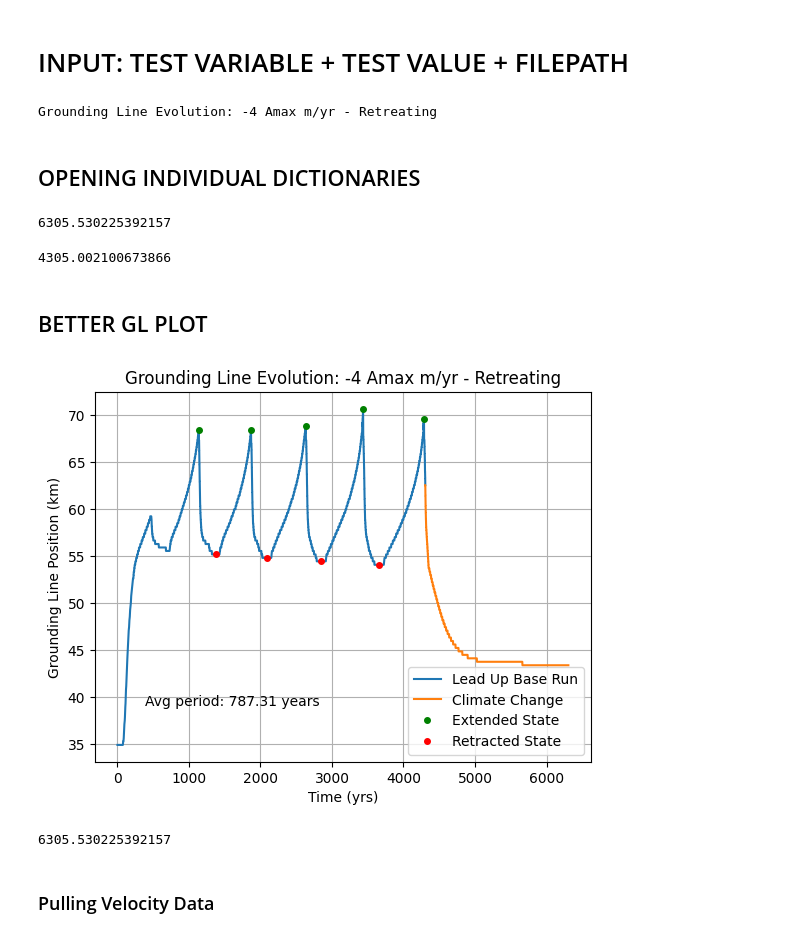
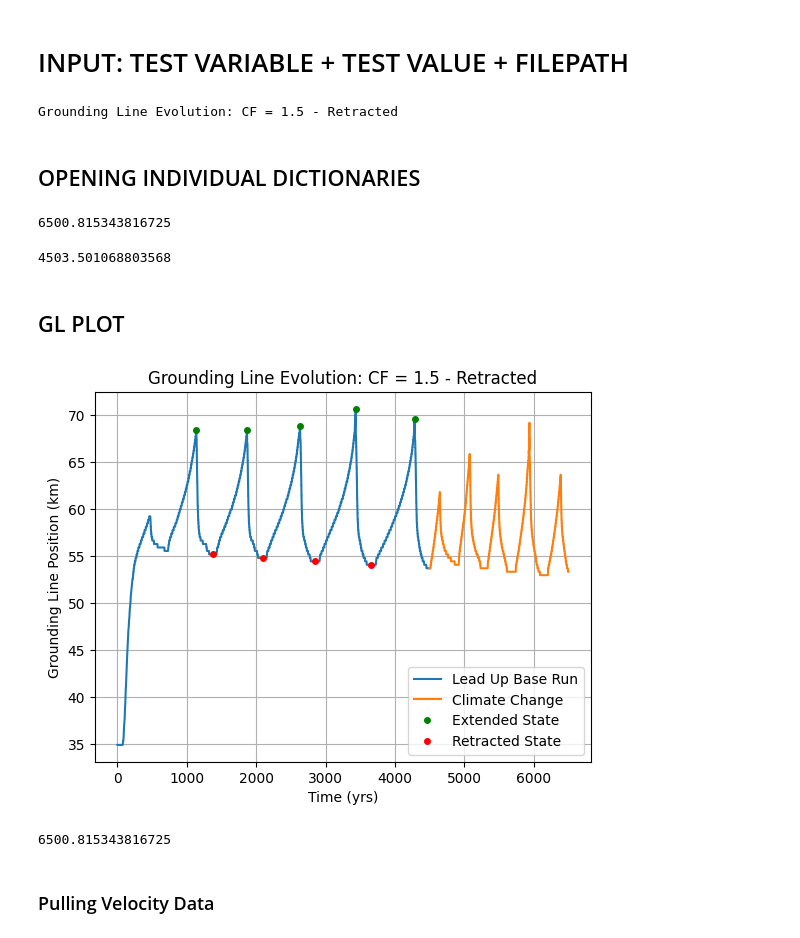
Before and after one commit to ktlix2ski/brinkmodeltest, a Jupyter notebook: Analysis/SpinupQuickWorkbook.ipynb, the cells around one changed output. Drawn from its saved outputs; the diff is of its cells as text; code cells hidden in the pictures.

```diff
--- a/Analysis/SpinupQuickWorkbook.ipynb
+++ b/Analysis/SpinupQuickWorkbook.ipynb
@@ -24,19 +24,19 @@ def get_GL_index(gl_array):
 # INPUT: TEST VARIABLE + TEST VALUE + FILEPATH
 # %%
 # Comment out variables not used
-# variable = "-6 Amin m/yr"
-variable = "-4 Amax m/yr"
-# variable = "-Amin & Amax m/yr"
+# variable = "-4 Amin m/yr"
+# variable = "-2 Amax m/yr"
+# variable = "Amax -4 & Amin -4"
+variable = "CF = 1.5"
 
-
-test_state = 'Retreating'
-# test_state = 'Retracted'
+# test_state = 'Retreating'
+test_state = 'Retracted'
 # test_state = 'Advancing'
 # test_state = 'Extended'
 
 
-lead_up_yr = 4305     #Retreating
-# lead_up_yr = 4500       #Retracted
+# lead_up_yr = 4305     #Retreating
+lead_up_yr = 4500       #Retracted
 # lead_up_yr = 4900     #Advancing
 # lead_up_yr = 5175     #Extended
 
@@ -45,10 +45,10 @@ value = "2kyr"
 # Path to lead-up simulation (Retreating, Retracted, Advancing, Extended)
 
 # Retreating
-path_leadup = "/home/kayatroyer/Repositories/brinkmodeltest/LeadUpRuns/RetreatState/DATA_Dictionary_2025_08_28__17_20_59.pkl.gz"
+# path_leadup = "/home/kayatroyer/Repositories/brinkmodeltest/LeadUpRuns/RetreatState/DATA_Dictionary_2025_08_28__17_20_59.pkl.gz"
 
 # Retracted
-# path_leadup = "/home/kayatroyer/Repositories/brinkmodeltest/Output/Variable_Dictionaries/DATA_Dictionary_2025_08_28__17_55_27.pkl.gz"
+path_leadup = "/home/kayatroyer/Repositories/brinkmodeltest/Output/Variable_Dictionaries/DATA_Dictionary_2025_08_28__17_55_27.pkl.gz"
 
 # Advancing
 # path_leadup = "/home/kayatroyer/Repositories/brinkmodeltest/Output/Variable_Dictionaries/DATA_Dictionary_2025_08_29__10_37_33.pkl.gz"
@@ -56,7 +56,7 @@ path_leadup = "/home/kayatroyer/Repositories/brinkmodeltest/LeadUpRuns/RetreatSt
 # Extended
 # path_leadup = "/home/kayatroyer/Repositories/brinkmodeltest/Output/Variable_Dictionaries/DATA_Dictionary_2025_08_29__11_10_26.pkl.gz"
 
-path = "/home/kayatroyer/Repositories/brinkmodeltest/Output/Variable_Dictionaries/DATA_Dictionary_2025_09_05__17_51_11.pkl.gz"
+path = "/home/kayatroyer/Repositories/brinkmodeltest/Output/Variable_Dictionaries/DATA_Dictionary_2025_09_08__17_33_06.pkl.gz"
 # %%
 with gzip.open(path, 'rb') as f:
     DATA_dict = pickle.load(f)
@@ -84,7 +84,7 @@ yaxis_bed = "Elevation (m)"
 
 print(title_GL_better)
 # %% [output]
-Grounding Line Evolution: -4 Amax m/yr - Retreating
+Grounding Line Evolution: CF = 1.5 - Retracted
 # %% [markdown]
 ## OPENING INDIVIDUAL DICTIONARIES
 # %%
@@ -108,7 +108,7 @@ GL_dict = {k + lead_up_yr: v for k, v in GL_dict.items()}
 final_time = list(GL_dict)[-1]
 print(final_time)
 # %% [output]
-6305.530225392157
+6500.815343816725
 # %%
 # Lead-up Data
 bed_dict_l = DATA_dict_lead['bed_dict']
@@ -126,9 +126,9 @@ counter_dict_l = DATA_dict_lead['counter_dict']
 final_time_l = list(GL_dict_l)[-1]
 print(final_time_l)
 # %% [output]
-4305.002100673866
+4503.501068803568
 # %% [markdown]
-## BETTER GL PLOT
+## GL PLOT
 # %%
 time = list(GL_dict.keys())
 time_l = list(GL_dict_l.keys())
@@ -147,36 +147,35 @@ GL_km_l = mesh_index_to_km(np.array(gl_positions_l))
 peaks, _   = find_peaks(GL_km_l, prominence=5)
 troughs, _ = find_peaks(-GL_km_l, prominence=5)
 
 periods    = np.diff(np.array(time_l)[peaks])
 adv_dists  = GL_km_l[peaks]
 ret_dists  = GL_km_l[troughs]
 
 # PLOTTING
 fig, ax = plt.subplots()
 ax.plot(time_l, GL_km_l, label='Lead Up Base Run')
 ax.plot(time, GL_km, label='Climate Change')
 
 ax.plot(np.array(time_l)[peaks],   adv_dists, 'go', label='Extended State', markersize=4)
 ax.plot(np.array(time_l)[troughs], ret_dists, 'ro', label='Retracted State', markersize=4)
 
-ax.text(0.1, 0.15, f'Avg period: {np.mean(periods):.2f} years', transform=ax.transAxes)
 ax.legend()
 ax.set_xlabel(xaxis_GL_better)
 ax.set_ylabel(yaxis_GL_better)
 ax.set_title(title_GL_better)
 ax.grid()
 plt.show()
 print(time[-1])
 
 # print(f"Mean cycle period: {np.mean(periods):.2f} years")
 # print("Periods:", periods)
 # print(f"Mean advance amplitude: {np.mean(adv_dists):.2f} km")
 # print("Advances:", adv_dists)
 # print(f"Mean retreat amplitude: {np.mean(ret_dists):.2f} km")
 # print("Retreats:", ret_dists)
 # %% [output]
-[figure, old version]
+[figure, new version]
-6305.530225392157
+6500.815343816725
 # %% [markdown]
 ### Pulling Velocity Data
 # %%
```
Also changed, not shown: parts of 6 cells of this notebook, 10 other files.
